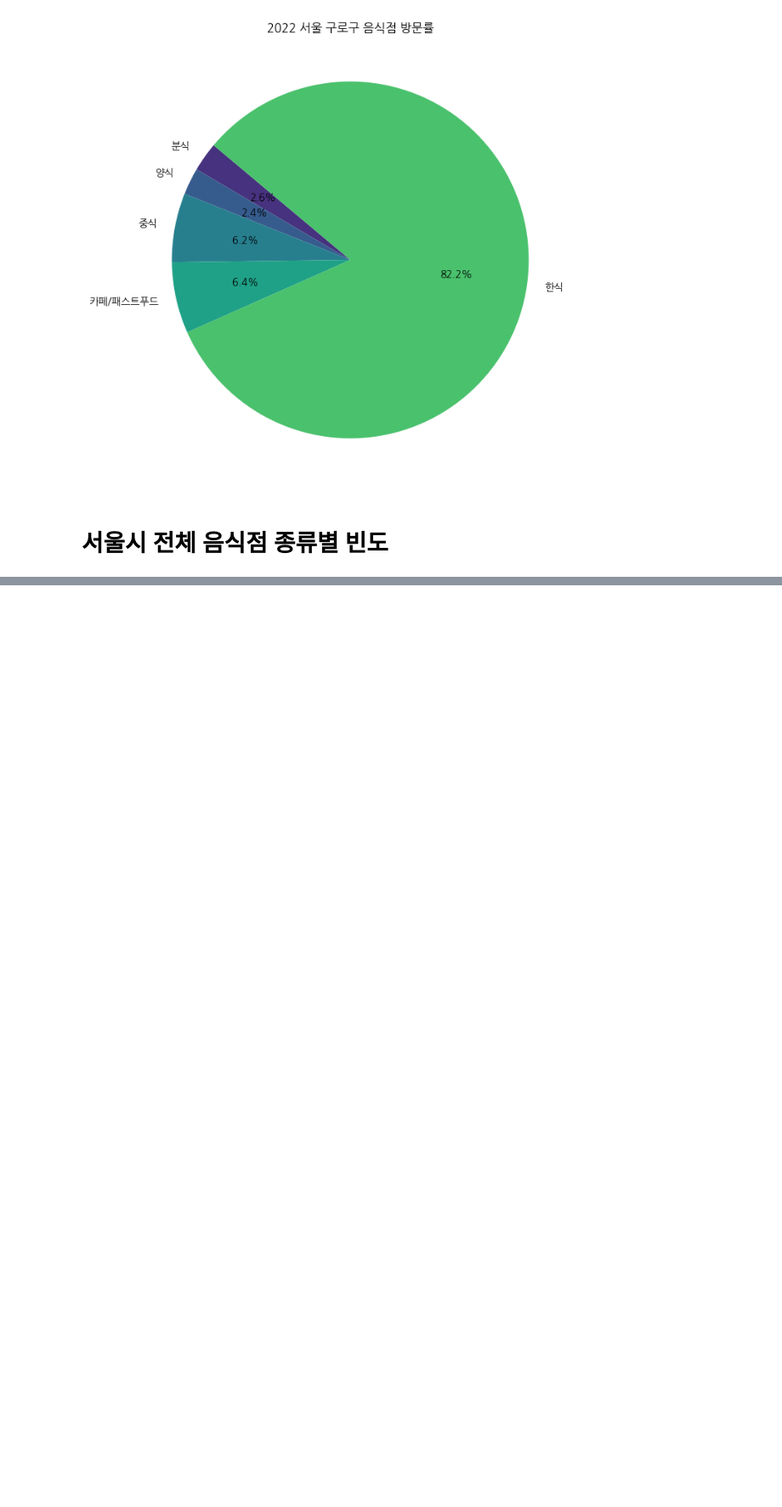
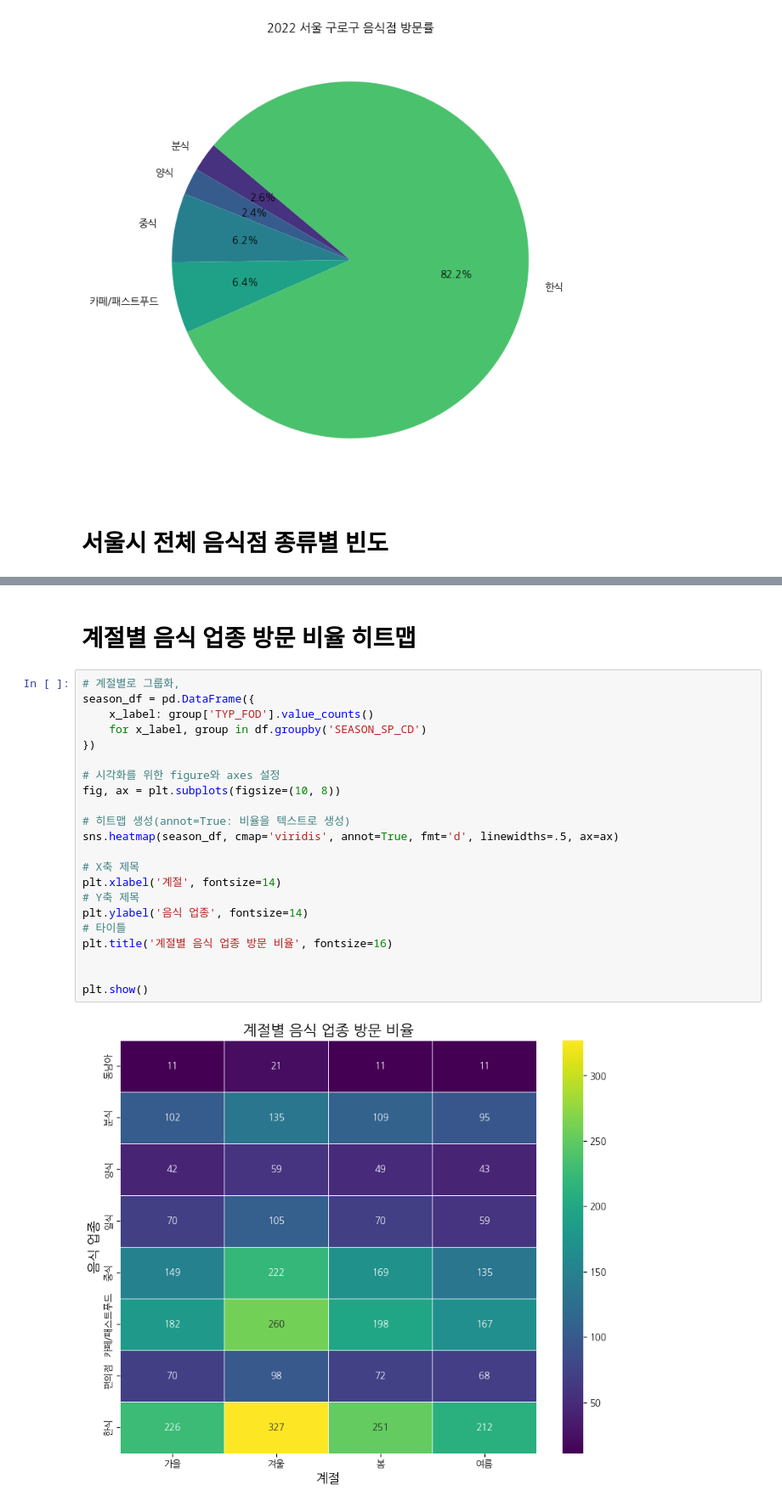
Before and after one commit to soeun21216/BIG_DATA_PROJECT, a Jupyter notebook: soeun.ipynb, the cells around one changed output, grey strips where cells are left out. Shown at 85% size. Cells and saved outputs as stored; diff of their text form; blank space fills up the shorter version.

```diff
--- a/soeun.ipynb
+++ b/soeun.ipynb
@@ -145,0 +146,26 @@ plt.show()
+# %% [markdown]
+# 계절별 음식 업종 방문 비율 히트맵
+# %%
+# 계절별로 그룹화,
+season_df = pd.DataFrame({
+    x_label: group['TYP_FOD'].value_counts()
+    for x_label, group in df.groupby('SEASON_SP_CD')
+})
+
+# 시각화를 위한 figure와 axes 설정
+fig, ax = plt.subplots(figsize=(10, 8))
+
+# 히트맵 생성(annot=True: 비율을 텍스트로 생성)
+sns.heatmap(season_df, cmap='viridis', annot=True, fmt='d', linewidths=.5, ax=ax)
+
+# X축 제목
+plt.xlabel('계절', fontsize=14)
+# Y축 제목
+plt.ylabel('음식 업종', fontsize=14)
+# 타이틀
+plt.title('계절별 음식 업종 방문 비율', fontsize=16)
+
+
+plt.show()
+# %% [output]
+[figure, added]
```
Also changed, not shown: parts of 8 cells of this notebook, 1 other file.
